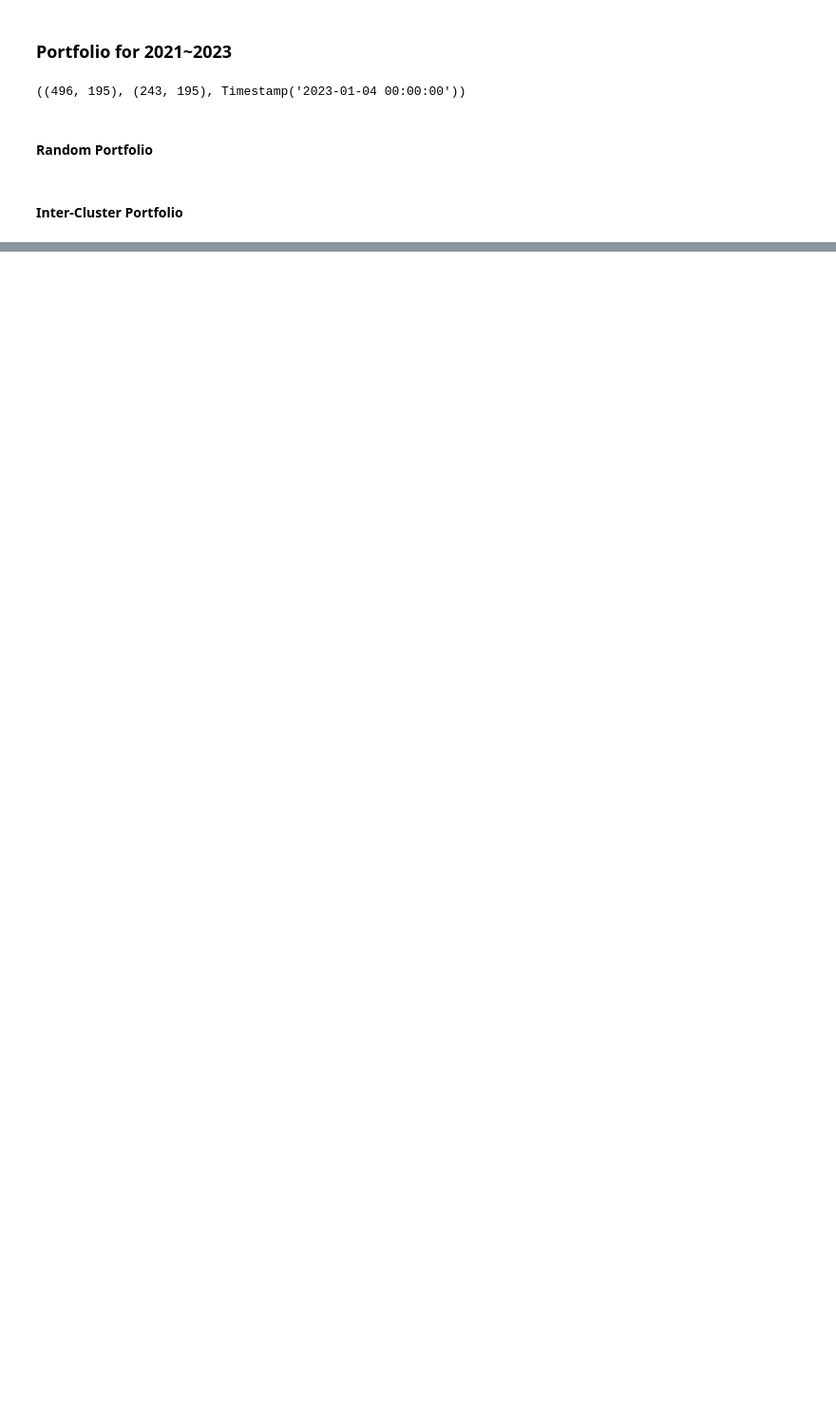
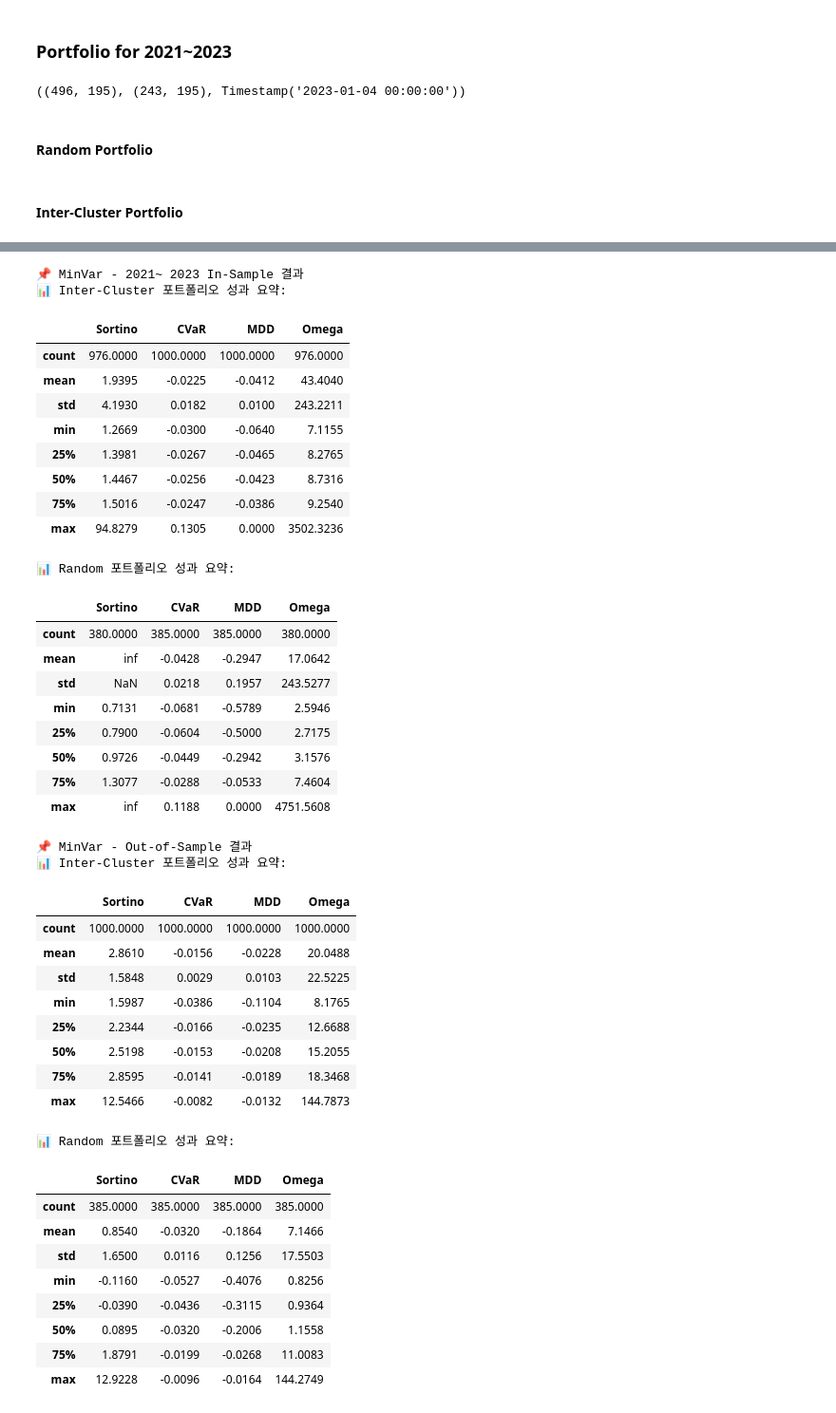
Before and after one commit to susungpark/SW-Capstone-Design, a Jupyter notebook: code/clustering_portfolio.ipynb, the cells around one changed output, grey strips where cells are left out. Shown at 95% size. Drawn from its saved outputs; the diff is of its cells as text; code cells hidden in the pictures; blank space fills up the shorter version.

```diff
--- a/code/clustering_portfolio.ipynb
+++ b/code/clustering_portfolio.ipynb
@@ -1324,9 +1324,9 @@ for label, opt_func in optimizers.items():
 
     # ✅ In-sample 평가
     inter_sortino_in, inter_cvar_in, inter_mdd_in, inter_omega_in = optimize_and_evaluate(
-        inter_cluster_portfolios, returns_in_sample_2020_2022, returns_in_sample_2020_2022, opt_func)
+        inter_cluster_portfolios_2020_2022, returns_in_sample_2020_2022, returns_in_sample_2020_2022, opt_func)
     random_sortino_in, random_cvar_in, random_mdd_in, random_omega_in = optimize_and_evaluate(
-        random_portfolios, returns_in_sample_2020_2022, returns_in_sample_2020_2022, opt_func)
+        random_portfolios_2020_2022, returns_in_sample_2020_2022, returns_in_sample_2020_2022, opt_func)
 
     results_in_all[label] = {
         'inter_df': pd.DataFrame({
@@ -1345,9 +1345,9 @@ for label, opt_func in optimizers.items():
 
     # ✅ Out-of-sample 평가
     inter_sortino_out, inter_cvar_out, inter_mdd_out, inter_omega_out = optimize_and_evaluate(
-        inter_cluster_portfolios, returns_in_sample_2020_2022, returns_out_sample_2020_2022, opt_func)
+        inter_cluster_portfolios_2020_2022, returns_in_sample_2020_2022, returns_out_sample_2020_2022, opt_func)
     random_sortino_out, random_cvar_out, random_mdd_out, random_omega_out = optimize_and_evaluate(
-        random_portfolios, returns_in_sample_2020_2022, returns_out_sample_2020_2022, opt_func)
+        random_portfolios_2020_2022, returns_in_sample_2020_2022, returns_out_sample_2020_2022, opt_func)
 
     results_out_all[label] = {
         'inter_df': pd.DataFrame({
@@ -1576,12 +1578,12 @@ random.seed(42)
 all_stocks_2021_2023 = company_2021_2023.tolist()
 
 # 총 클러스터 수
-num_clusters = len(unique_clusters_2021_2023)
+num_clusters_2021_2023 = len(unique_clusters_2021_2023)
 # 랜덤 포트폴리오 100개 (클러스터 수만큼 종목 포함)
-random_portfolios = []
+random_portfolios_2021_2023 = []
 for _ in range(1000):
-    sampled_assets = random.sample(all_stocks_2021_2023, num_clusters)
-    random_portfolios.append(sampled_assets)
+    sampled_assets = random.sample(all_stocks_2021_2023, num_clusters_2021_2023)
+    random_portfolios_2021_2023.append(sampled_assets)
 # %% [markdown]
 #### Inter-Cluster Portfolio
 # %%
@@ -1599,10 +1601,10 @@ cluster_to_stocks = {
 }
 
 # ✅ 클러스터 기반 Inter 방식 포트폴리오 1000개 생성
-inter_cluster_portfolios = []
+inter_cluster_portfolios_2021_2023 = []
 for _ in range(1000):
     sampled = []
     for cluster_id, stocks in cluster_to_stocks.items():
         if len(stocks) >= 1:
             sampled.append(random.choice(stocks))
-    inter_cluster_portfolios.append(sampled)
+    inter_cluster_portfolios_2021_2023.append(sampled)
@@ -1608,0 +1704,58 @@ for _ in range(1000):
+# %%
+for method in results_in_all.keys():
+    print(f"\n📌 {method} - 2021~ 2023 In-Sample 결과")
+    print("📊 Inter-Cluster 포트폴리오 성과 요약:")
+    display(results_in_all[method]['inter_df'].describe().round(4))
+
+    print("📊 Random 포트폴리오 성과 요약:")
+    display(results_in_all[method]['random_df'].describe().round(4))
+
+    print(f"\n📌 {method} - Out-of-Sample 결과")
+    print("📊 Inter-Cluster 포트폴리오 성과 요약:")
+    display(results_out_all[method]['inter_df'].describe().round(4))
+
+    print("📊 Random 포트폴리오 성과 요약:")
+    display(results_out_all[method]['random_df'].describe().round(4))
+# %% [output]
+📌 MinVar - 2021~ 2023 In-Sample 결과
+📊 Inter-Cluster 포트폴리오 성과 요약:
+|  | Sortino | CVaR | MDD | Omega |
+| count | 976.0000 | 1000.0000 | 1000.0000 | 976.0000 |
+| mean | 1.9395 | -0.0225 | -0.0412 | 43.4040 |
+| std | 4.1930 | 0.0182 | 0.0100 | 243.2211 |
+| min | 1.2669 | -0.0300 | -0.0640 | 7.1155 |
+| 25% | 1.3981 | -0.0267 | -0.0465 | 8.2765 |
+| 50% | 1.4467 | -0.0256 | -0.0423 | 8.7316 |
+| 75% | 1.5016 | -0.0247 | -0.0386 | 9.2540 |
+| max | 94.8279 | 0.1305 | 0.0000 | 3502.3236 |
+📊 Random 포트폴리오 성과 요약:
+|  | Sortino | CVaR | MDD | Omega |
+| count | 380.0000 | 385.0000 | 385.0000 | 380.0000 |
+| mean | inf | -0.0428 | -0.2947 | 17.0642 |
+| std | NaN | 0.0218 | 0.1957 | 243.5277 |
+| min | 0.7131 | -0.0681 | -0.5789 | 2.5946 |
+| 25% | 0.7900 | -0.0604 | -0.5000 | 2.7175 |
+| 50% | 0.9726 | -0.0449 | -0.2942 | 3.1576 |
+| 75% | 1.3077 | -0.0288 | -0.0533 | 7.4604 |
+| max | inf | 0.1188 | 0.0000 | 4751.5608 |
+📌 MinVar - Out-of-Sample 결과
+📊 Inter-Cluster 포트폴리오 성과 요약:
+|  | Sortino | CVaR | MDD | Omega |
+| count | 1000.0000 | 1000.0000 | 1000.0000 | 1000.0000 |
+| mean | 2.8610 | -0.0156 | -0.0228 | 20.0488 |
+| std | 1.5848 | 0.0029 | 0.0103 | 22.5225 |
+| min | 1.5987 | -0.0386 | -0.1104 | 8.1765 |
+| 25% | 2.2344 | -0.0166 | -0.0235 | 12.6688 |
+| 50% | 2.5198 | -0.0153 | -0.0208 | 15.2055 |
+| 75% | 2.8595 | -0.0141 | -0.0189 | 18.3468 |
+| max | 12.5466 | -0.0082 | -0.0132 | 144.7873 |
+📊 Random 포트폴리오 성과 요약:
+|  | Sortino | CVaR | MDD | Omega |
+| count | 385.0000 | 385.0000 | 385.0000 | 385.0000 |
+| mean | 0.8540 | -0.0320 | -0.1864 | 7.1466 |
+| std | 1.6500 | 0.0116 | 0.1256 | 17.5503 |
+| min | -0.1160 | -0.0527 | -0.4076 | 0.8256 |
+| 25% | -0.0390 | -0.0436 | -0.3115 | 0.9364 |
+| 50% | 0.0895 | -0.0320 | -0.2006 | 1.1558 |
+| 75% | 1.8791 | -0.0199 | -0.0268 | 11.0083 |
+| max | 12.9228 | -0.0096 | -0.0164 | 144.2749 |
```
Also changed, not shown: parts of 7 cells of this notebook.
